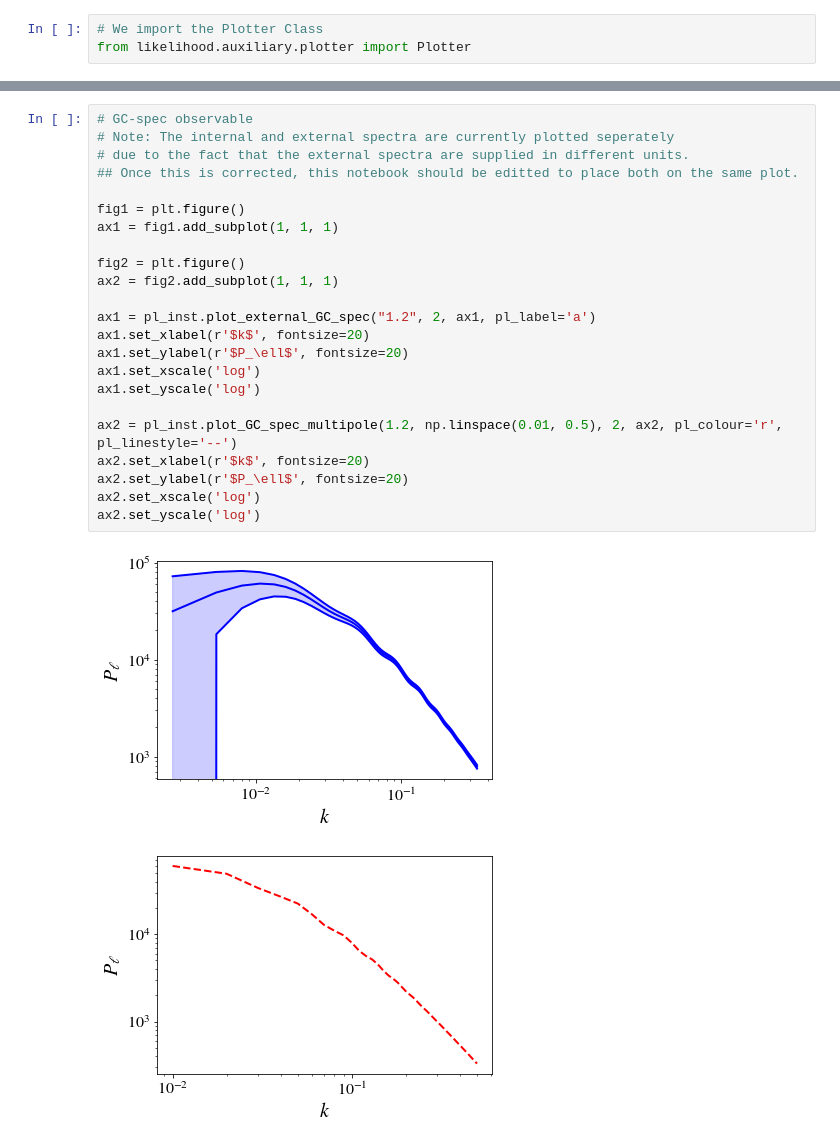
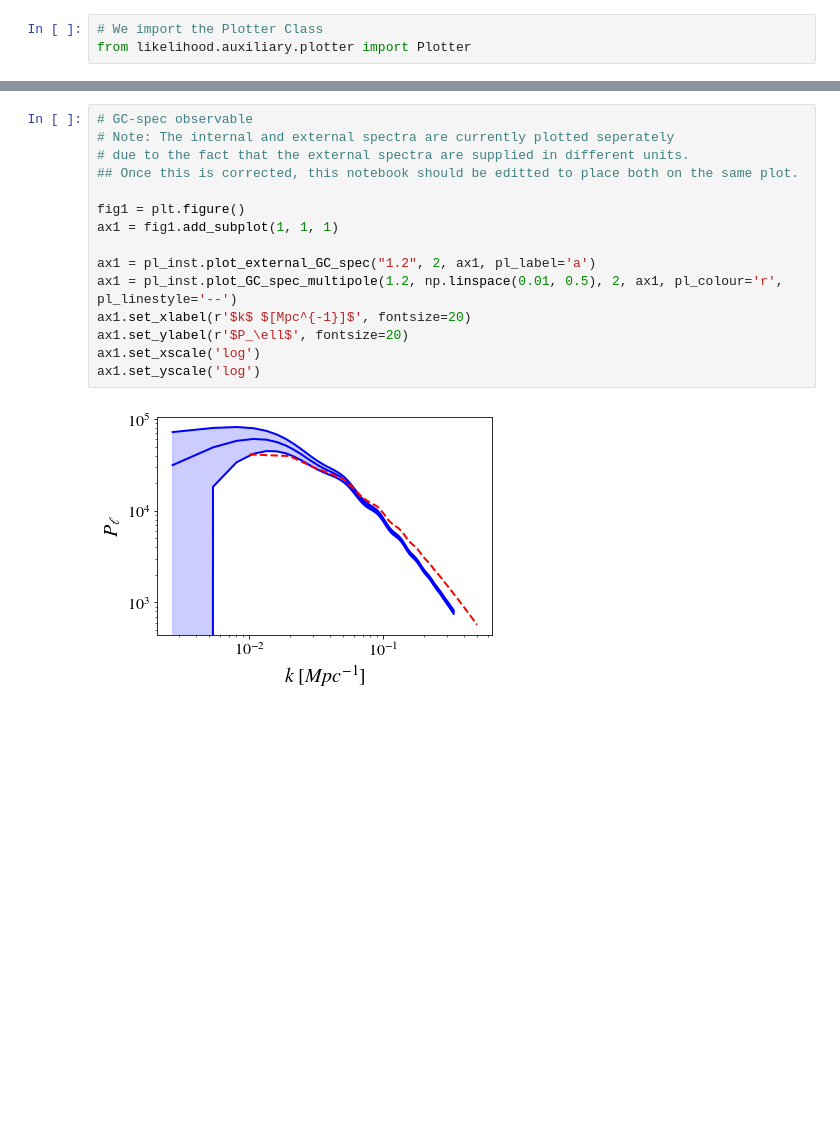
Before and after one commit to testarnyttnamn/testnamemaster, a Jupyter notebook: DEMO.ipynb, the cells around one changed output, grey strips where cells are left out. Drawn from its saved outputs; the diff is of its cells as text; blank space fills up the shorter version.

```diff
--- a/DEMO.ipynb
+++ b/DEMO.ipynb
@@ -703,26 +707,17 @@ ax1.legend()
 # %%
 # GC-spec observable
 # Note: The internal and external spectra are currently plotted seperately
 # due to the fact that the external spectra are supplied in different units.
 ## Once this is corrected, this notebook should be editted to place both on the same plot.
 
 fig1 = plt.figure()
 ax1 = fig1.add_subplot(1, 1, 1)
 
-fig2 = plt.figure()
-ax2 = fig2.add_subplot(1, 1, 1)
-
 ax1 = pl_inst.plot_external_GC_spec("1.2", 2, ax1, pl_label='a')
-ax1.set_xlabel(r'$k$', fontsize=20)
+ax1 = pl_inst.plot_GC_spec_multipole(1.2, np.linspace(0.01, 0.5), 2, ax1, pl_colour='r', pl_linestyle='--')
+ax1.set_xlabel(r'$k$ $[Mpc^{-1}]$', fontsize=20)
 ax1.set_ylabel(r'$P_\ell$', fontsize=20)
 ax1.set_xscale('log')
 ax1.set_yscale('log')
-
-ax2 = pl_inst.plot_GC_spec_multipole(1.2, np.linspace(0.01, 0.5), 2, ax2, pl_colour='r', pl_linestyle='--')
-ax2.set_xlabel(r'$k$', fontsize=20)
-ax2.set_ylabel(r'$P_\ell$', fontsize=20)
-ax2.set_xscale('log')
-ax2.set_yscale('log')
 # %% [output]
-[figure, old version]
+[figure, new version]
-[figure, removed]
```
Also changed, not shown: parts of 17 cells of this notebook.
